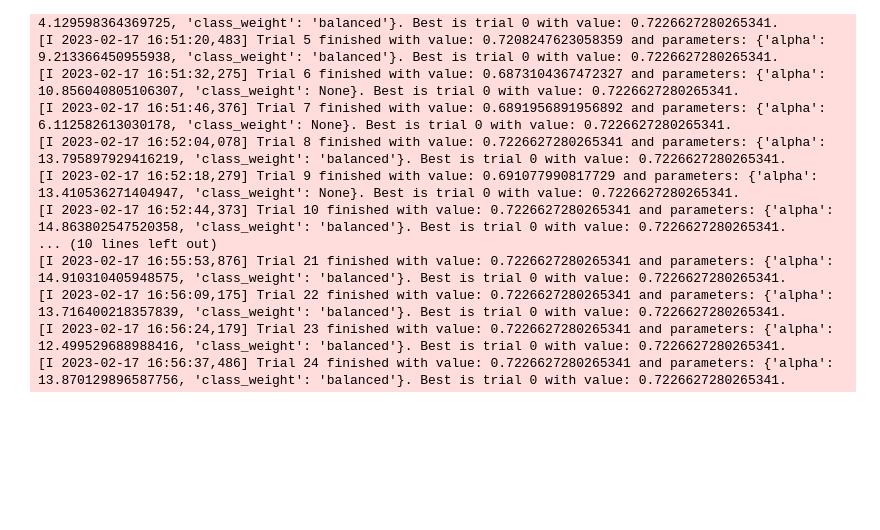
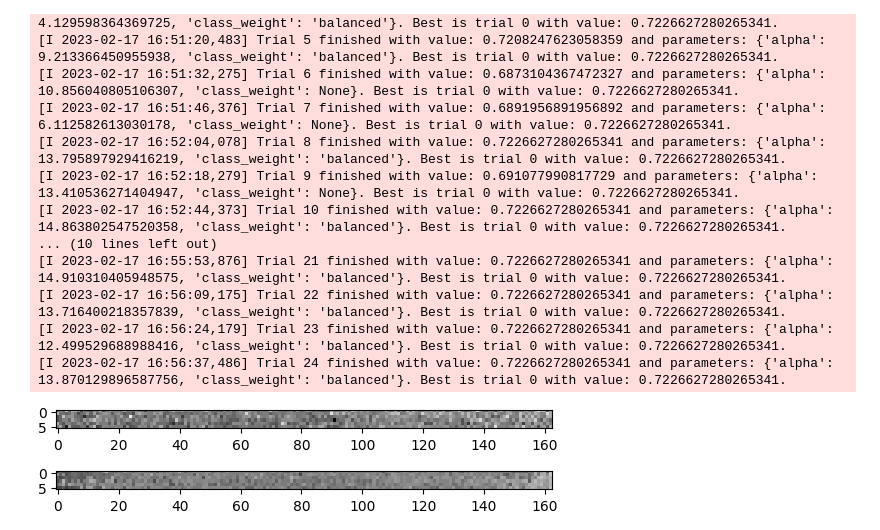
Before and after one commit to sverige16/Tomic-Chem-CP-Prot-MoA, a Jupyter notebook: 04_Tomics_Models/Erik_Models/umap_featreduc_pipeline_optimiz.ipynb, the cells around one changed output. Drawn from its saved outputs; the diff is of its cells as text; code cells hidden in the pictures; blank space fills up the shorter version.

```diff
--- a/04_Tomics_Models/Erik_Models/umap_featreduc_pipeline_optimiz.ipynb
+++ b/04_Tomics_Models/Erik_Models/umap_featreduc_pipeline_optimiz.ipynb
@@ -676,0 +682,9 @@ study3.optimize(objective3, n_trials=100)
+# %%
+from IPython.display import Image
+Image(filename="/scratch2-shared/erikep/Results/Test_1/data/_11656_image.png")
+# %% [output]
+[figure, added]
+# %%
+Image(filename="/scratch2-shared/erikep/Results/Test_1/data/_200_image.png")
+# %% [output]
+[figure, added]
```
Also changed, not shown: parts of 2 cells of this notebook, 17 other files.
